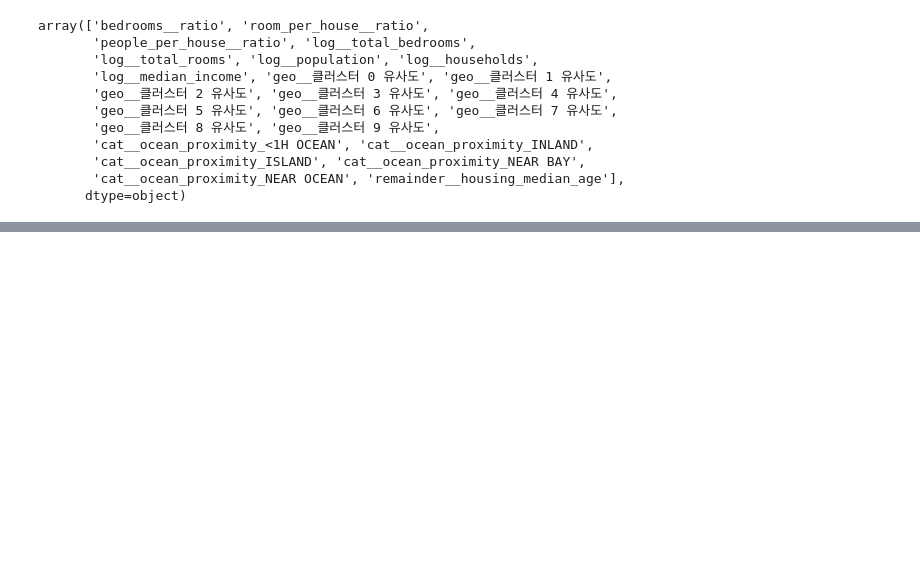
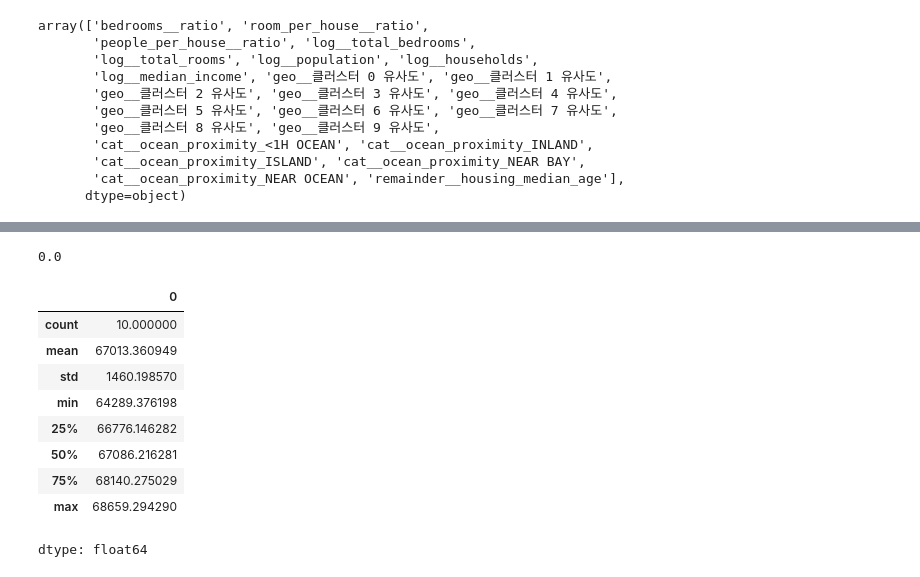
Before and after one commit to Hyun3246/Warehouse, a Jupyter notebook: Hands-On ML/Chapter 2/Predict_California_Housing_Price.ipynb, the cells around one changed output, grey strips where cells are left out. Cells and saved outputs as stored; diff of their text form; code cells hidden in the pictures; blank space fills up the shorter version.

```diff
--- a/Hands-On ML/Chapter 2/Predict_California_Housing_Price.ipynb
+++ b/Hands-On ML/Chapter 2/Predict_California_Housing_Price.ipynb
@@ -618,0 +710,23 @@ array(['bedrooms__ratio', 'room_per_house__ratio',
+# %%
+housing_predictions = tree_reg.predict(housing)
+tree_rmse = mean_squared_error(housing_labels, housing_predictions, squared=False)
+tree_rmse
+# %% [output]
+0.0
+# %%
+# 교차 검증으로 평가 - k-폴드 교차 검증
+from sklearn.model_selection import cross_val_score
+
+tree_rmses = -cross_val_score(tree_reg, housing, housing_labels, scoring='neg_root_mean_squared_error', cv=10)
+pd.Series(tree_rmses).describe()
+# %% [output]
+|  | 0 |
+| count | 10.000000 |
+| mean | 67013.360949 |
+| std | 1460.198570 |
+| min | 64289.376198 |
+| 25% | 66776.146282 |
+| 50% | 67086.216281 |
+| 75% | 68140.275029 |
+| max | 68659.294290 |
+dtype: float64
```
Also changed, not shown: parts of 51 cells of this notebook.
